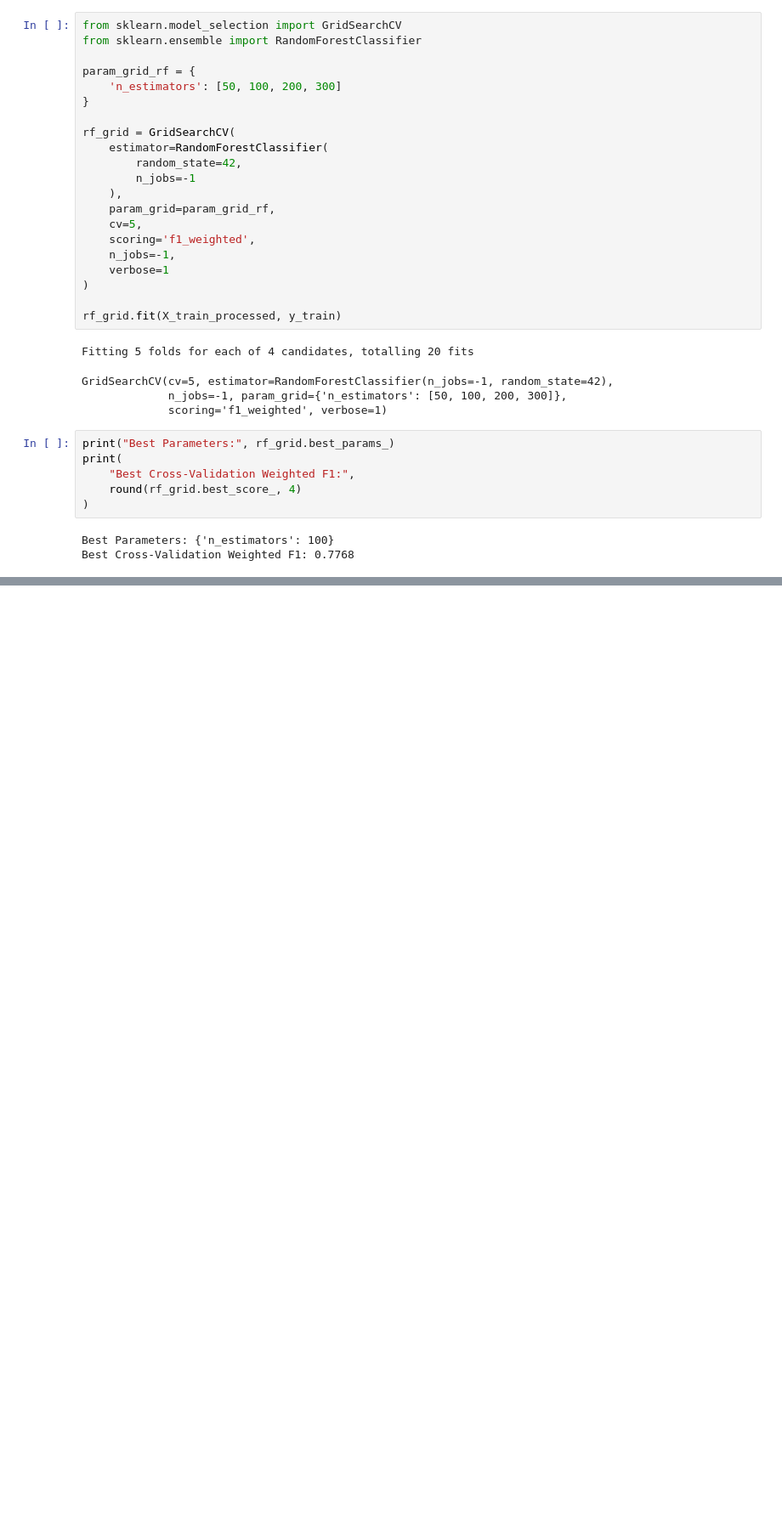
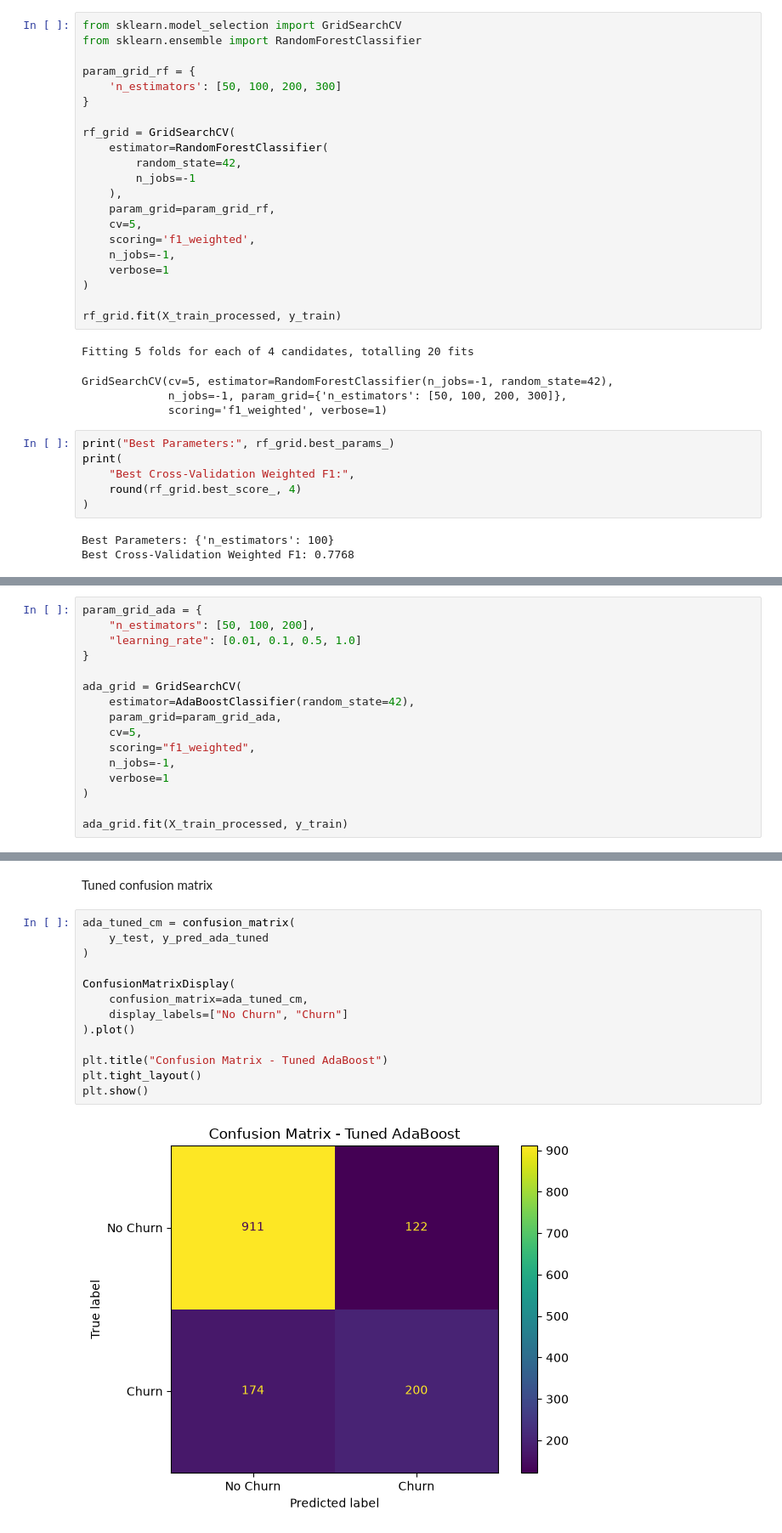
Before and after one commit to Anuja1307/ML_Capstone_Project, a Jupyter notebook: notebooks/Classification.ipynb, the cells around one changed output, grey strips where cells are left out. Shown at 85% size. Saved outputs shown, nothing was run; the diff lists cells and outputs as text; blank space fills up the shorter version.

```diff
--- a/notebooks/Classification.ipynb
+++ b/notebooks/Classification.ipynb
@@ -1319,0 +1472,16 @@ GridSearchCV was used with 5-fold cross-validation to evaluate `n_estimators` va
+# %%
+param_grid_ada = {
+    "n_estimators": [50, 100, 200],
+    "learning_rate": [0.01, 0.1, 0.5, 1.0]
+}
+
+ada_grid = GridSearchCV(
+    estimator=AdaBoostClassifier(random_state=42),
+    param_grid=param_grid_ada,
+    cv=5,
+    scoring="f1_weighted",
+    n_jobs=-1,
+    verbose=1
+)
+
+ada_grid.fit(X_train_processed, y_train)
@@ -1319,0 +1564,17 @@ GridSearchCV was used with 5-fold cross-validation to evaluate `n_estimators` va
+# %% [markdown]
+Tuned confusion matrix
+# %%
+ada_tuned_cm = confusion_matrix(
+    y_test, y_pred_ada_tuned
+)
+
+ConfusionMatrixDisplay(
+    confusion_matrix=ada_tuned_cm,
+    display_labels=["No Churn", "Churn"]
+).plot()
+
+plt.title("Confusion Matrix - Tuned AdaBoost")
+plt.tight_layout()
+plt.show()
+# %% [output]
+[figure, added]
```
Also changed, not shown: parts of 43 cells of this notebook.
